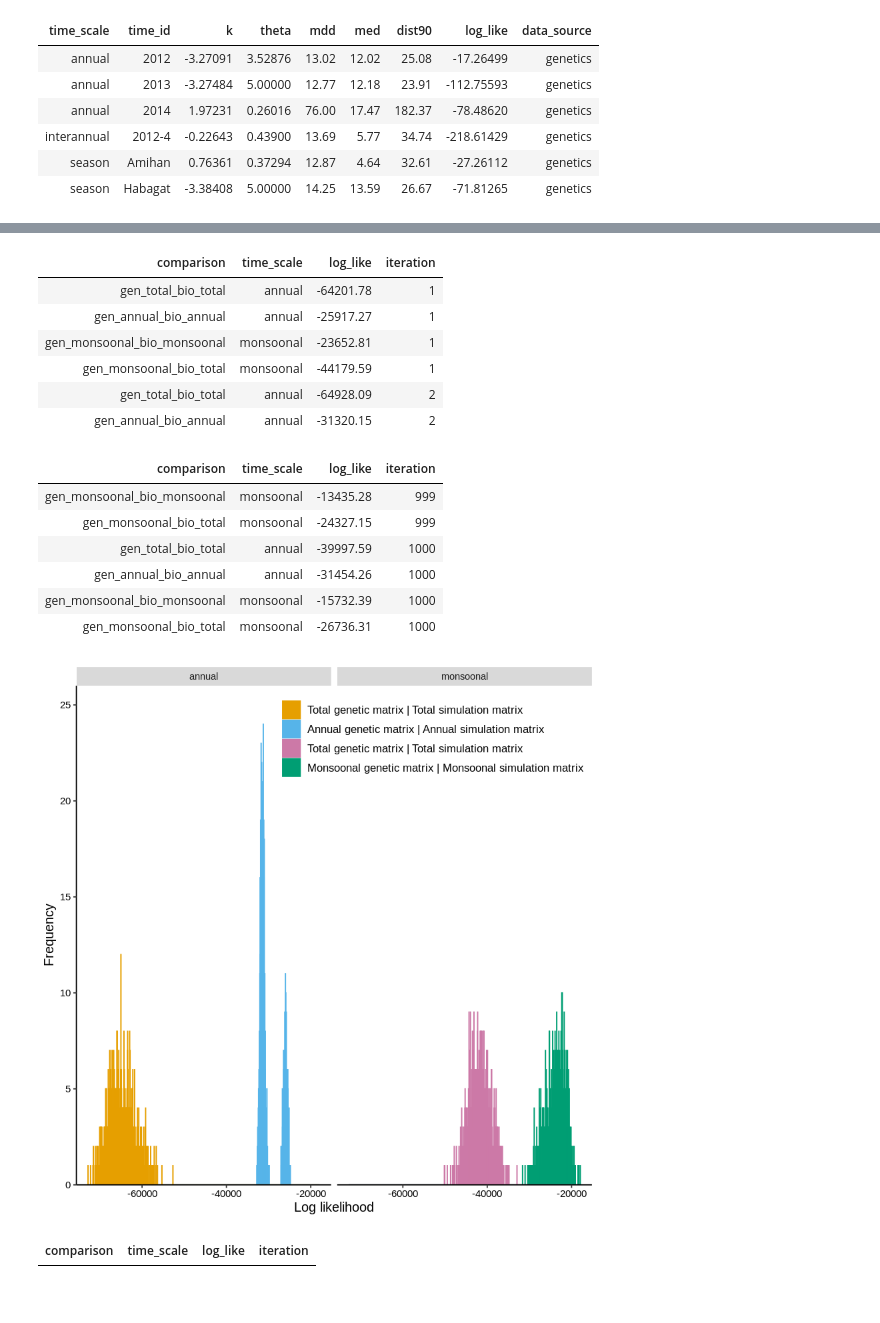
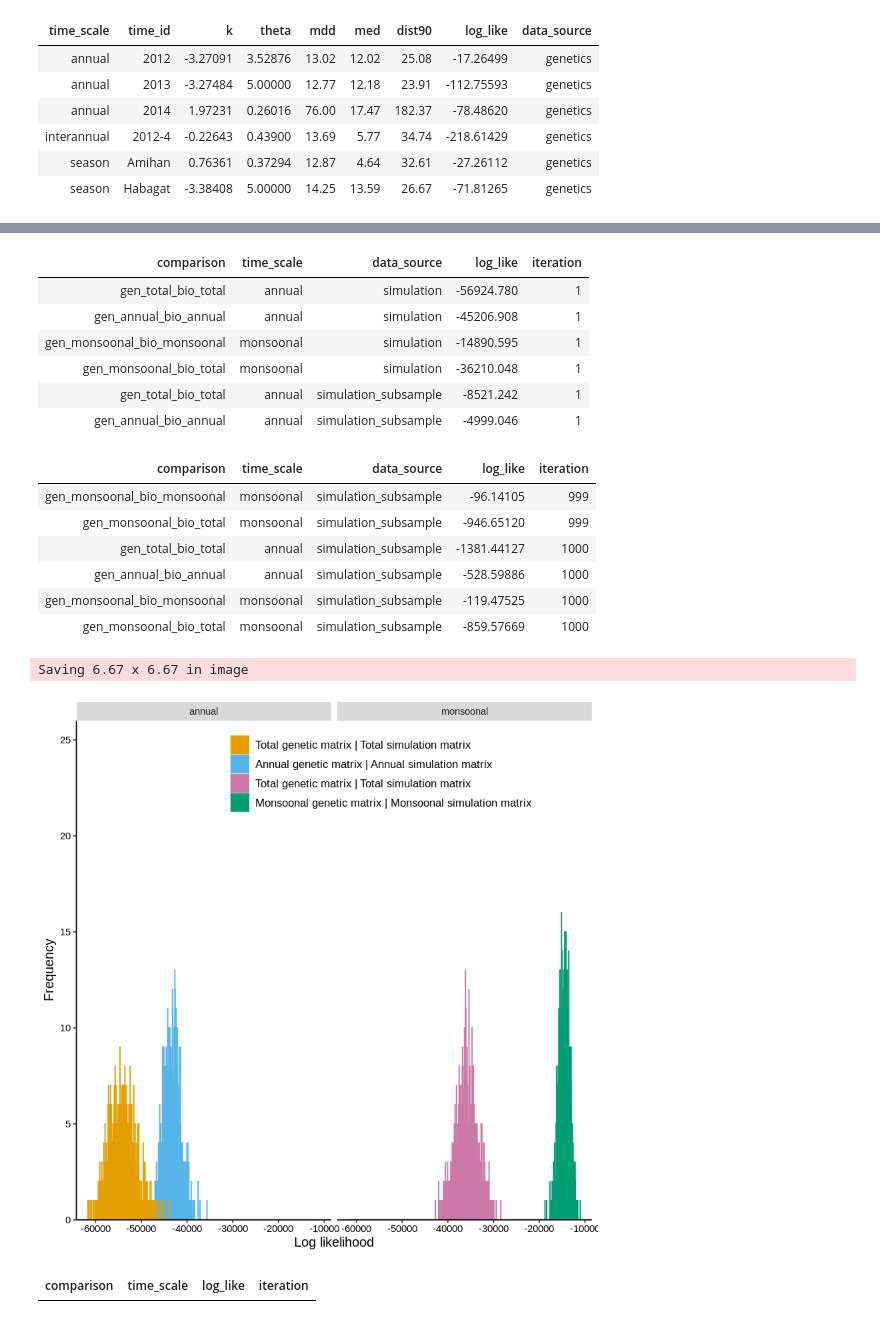
Before and after one commit to pinskylab/CamotesROMS, a Jupyter notebook: notebooks/process_ROMS_kernels.ipynb, the cells around one changed output, grey strips where cells are left out. Cells and saved outputs as stored; diff of their text form; code cells hidden in the pictures.

Commit message:
last bit is to figure out why simulation CIs are weird again

```diff
--- a/notebooks/process_ROMS_kernels.ipynb
+++ b/notebooks/process_ROMS_kernels.ipynb
@@ -656,65 +638,65 @@ CVPlotAnnual
 # %%
 #likelihood plot
-BootLike <- fread(file="~/oceanography/script_output/KernelFits/summary_tables/BootstrappedBiophysicalLikelihoods08DayPLD.csv")[
+BootLike <- fread(file="~/oceanography/script_output/KernelFits/BootstrappedBiophysicalLikelihoods08DayPLD.csv")[
     ,time_scale := ifelse(time_scale %like% "monsoon", "monsoonal", "annual")]
 
 head(BootLike)
 # %% [output]
-| comparison | time_scale | log_like | iteration |
-| gen_total_bio_total | annual | -64201.78 | 1 |
-| gen_annual_bio_annual | annual | -25917.27 | 1 |
-| gen_monsoonal_bio_monsoonal | monsoonal | -23652.81 | 1 |
-| gen_monsoonal_bio_total | monsoonal | -44179.59 | 1 |
-| gen_total_bio_total | annual | -64928.09 | 2 |
-| gen_annual_bio_annual | annual | -31320.15 | 2 |
+| comparison | time_scale | data_source | log_like | iteration |
+| gen_total_bio_total | annual | simulation | -56924.780 | 1 |
+| gen_annual_bio_annual | annual | simulation | -45206.908 | 1 |
+| gen_monsoonal_bio_monsoonal | monsoonal | simulation | -14890.595 | 1 |
+| gen_monsoonal_bio_total | monsoonal | simulation | -36210.048 | 1 |
+| gen_total_bio_total | annual | simulation_subsample | -8521.242 | 1 |
+| gen_annual_bio_annual | annual | simulation_subsample | -4999.046 | 1 |
 # %%
 #how often is each comparison a better fit? WRONG figure out another time
 #sum(isTRUE(BootLike[comparison=="gen_monsoonal_bio_total", .(log_like)]<BootLike[comparison=="gen_monsoonal_bio_monsoonal", .(log_like)]))
 #test <- BootLike[comparison=="gen_total_bio_total", .(log_like)]<BootLike[comparison=="gen_annual_bio_annual", .(log_like)]
 # %%
-tail(BootLike)
+tail(BootLike[data_source=="simulation_subsample"])
 # %% [output]
-| comparison | time_scale | log_like | iteration |
-| gen_monsoonal_bio_monsoonal | monsoonal | -13435.28 | 999 |
-| gen_monsoonal_bio_total | monsoonal | -24327.15 | 999 |
-| gen_total_bio_total | annual | -39997.59 | 1000 |
-| gen_annual_bio_annual | annual | -31454.26 | 1000 |
-| gen_monsoonal_bio_monsoonal | monsoonal | -15732.39 | 1000 |
-| gen_monsoonal_bio_total | monsoonal | -26736.31 | 1000 |
+| comparison | time_scale | data_source | log_like | iteration |
+| gen_monsoonal_bio_monsoonal | monsoonal | simulation_subsample | -96.14105 | 999 |
+| gen_monsoonal_bio_total | monsoonal | simulation_subsample | -946.65120 | 999 |
+| gen_total_bio_total | annual | simulation_subsample | -1381.44127 | 1000 |
+| gen_annual_bio_annual | annual | simulation_subsample | -528.59886 | 1000 |
+| gen_monsoonal_bio_monsoonal | monsoonal | simulation_subsample | -119.47525 | 1000 |
+| gen_monsoonal_bio_total | monsoonal | simulation_subsample | -859.57669 | 1000 |
 # %%
 cbbPalette <- c("#E69F00", "#56B4E9", "#CC79A7", "#009E73")#"#F0E442", "#0072B2", "#D55E00", "#CC79A7")
 #BootLike$comparison <- factor(BootLike$comparison, levels=c("gen_annual_bio_annual", "gen_total_bio_total", "mc"), labels=c("MBB", "MAA", "MCC"))
 
 
 likelihood_hist <- ggplot() +
-    geom_histogram(data=BootLike, aes(x=log_like, fill=comparison, color = comparison), binwidth = 30) +
+    geom_histogram(data=BootLike[data_source=="simulation"], aes(x=log_like, fill=comparison, color = comparison), binwidth = 30) +
     ylab("Frequency") +
     xlab("Log likelihood")+
     scale_y_continuous(expand = c(0,0), limits = c(0,26)) +
     #scale_x_continuous(expand = c(0,0), limits = c(0,26)) +
     theme(legend.title = element_blank(),
     legend.key=element_blank(),
-    legend.position = c(0.7, 0.9),
+    legend.position = c(0.6, 0.9),
     legend.text = element_text(colour="black", size = 10),
     panel.grid.major = element_blank(),
     panel.grid.minor = element_blank(),
     panel.background = element_blank(), #,
     axis.line = element_line(colour = "black"),
     axis.title.y =  element_text(size=12, color="black"),
     axis.title.x =  element_text(size=12, color="black"),#15 for publication, 20 for presentation #element_text(size=15, color="black", family="Helvetica"),
     axis.text.y =  element_text(size=9, color="black"),
     axis.text.x =  element_text(size=9, color="black"))+
     scale_colour_manual(values=cbbPalette, breaks=c("gen_total_bio_total","gen_annual_bio_annual","gen_monsoonal_bio_total", "gen_monsoonal_bio_monsoonal"),
                       labels=c("Total genetic matrix | Total simulation matrix", "Annual genetic matrix | Annual simulation matrix", "Total genetic matrix | Total simulation matrix", "Monsoonal genetic matrix | Monsoonal simulation matrix"))+
     scale_fill_manual(values=cbbPalette, breaks=c("gen_total_bio_total","gen_annual_bio_annual","gen_monsoonal_bio_total", "gen_monsoonal_bio_monsoonal"),
                       labels=c("Total genetic matrix | Total simulation matrix", "Annual genetic matrix | Annual simulation matrix", "Total genetic matrix | Total simulation matrix", "Monsoonal genetic matrix | Monsoonal simulation matrix"))+
-    facet_wrap(~ time_scale, ncol = 2)
-
+facet_wrap( ~ time_scale)
 likelihood_hist
 
-#ggsave(filename="BootstrappedLikelihoodComparisonBothTimeScalesHistogram.pdf", plot= likelihood_hist, path="~/oceanography/script_output/plots/")
+ggsave(filename="BootstrappedLikelihoodComparisonBothTimeScalesHistogram.pdf", plot= likelihood_hist, path="~/oceanography/script_output/plots/")
 # %% [output]
+Saving 6.67 x 6.67 in image
-[figure, old version]
+[figure, new version]
 # %%
 BootLike[time_scale=="years" &log_like > -10000]
 # %% [output]
```
Also changed, not shown: parts of 22 cells of this notebook, 8 other files.
